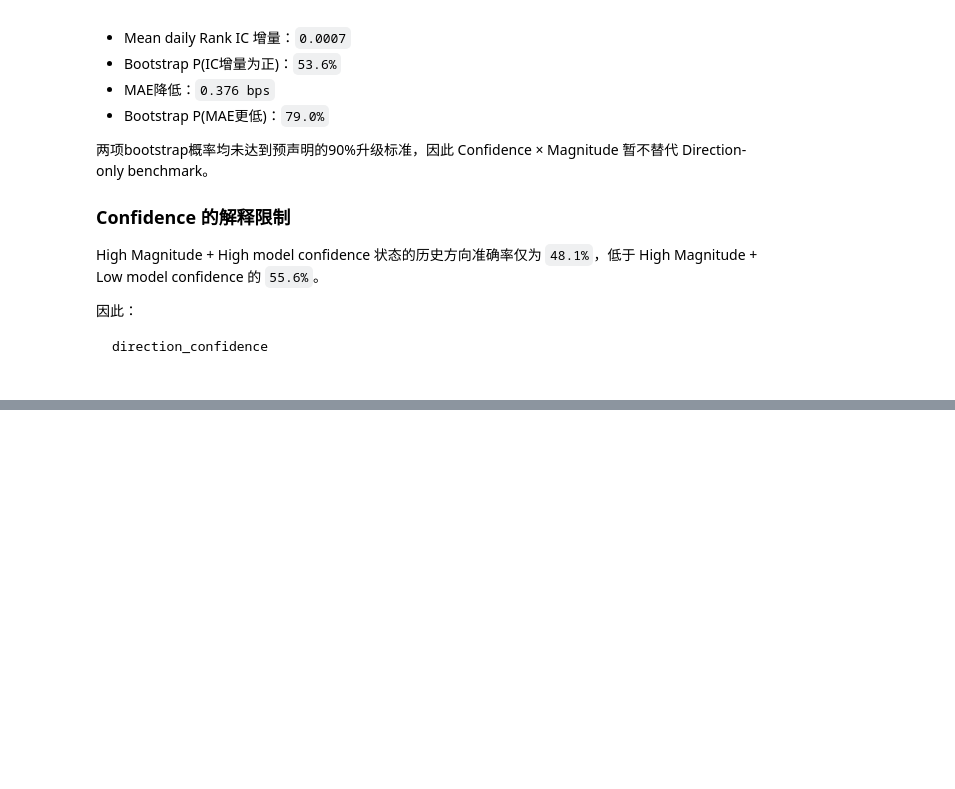
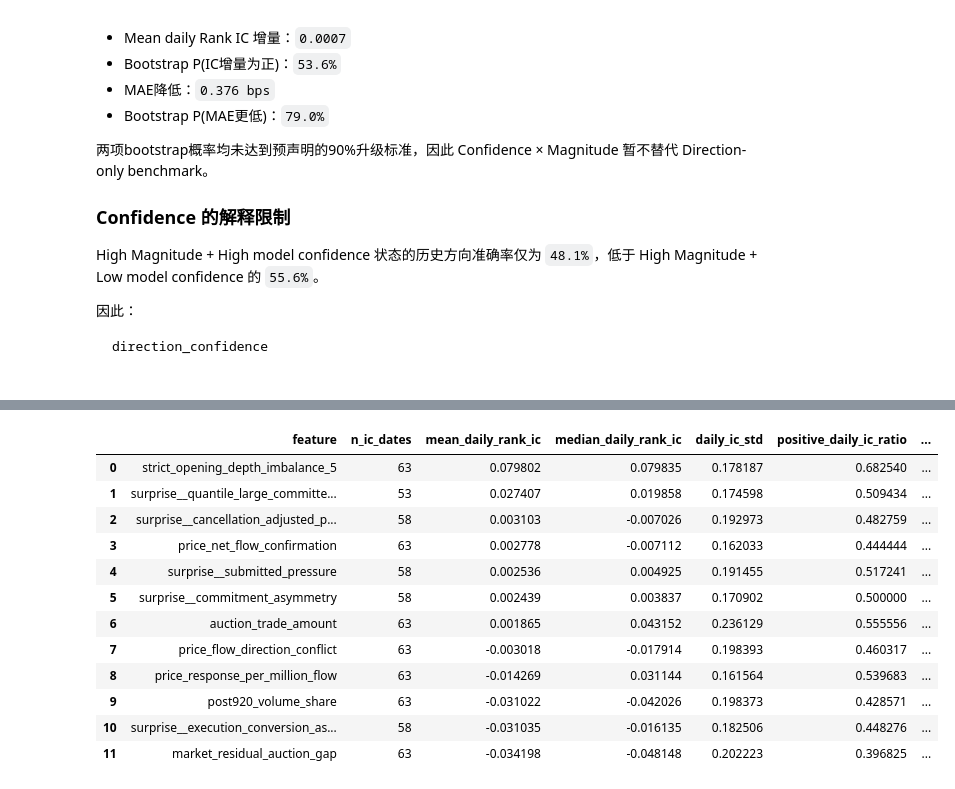
Before and after one commit to xiyuanzhu926/level2-research, a Jupyter notebook: level2-research/notebooks/05_5min_return_strict_0930_0935_next_research.ipynb, the cells around one changed output, grey strips where cells are left out. Saved outputs shown, nothing was run; the diff lists cells and outputs as text; code cells hidden in the pictures; blank space fills up the shorter version.

Commit message:
Add auction sentiment transmission and direct return research

```diff
--- a/level2-research/notebooks/05_5min_return_strict_0930_0935_next_research.ipynb
+++ b/level2-research/notebooks/05_5min_return_strict_0930_0935_next_research.ipynb
@@ -17063,0 +17589,58 @@ direction_confidence
+# %%
+# ============================================================
+# 17.3 Same-Sample Single-Factor Signed-Return Evaluation
+# ============================================================
+
+def _ds_rank_corr(x, y, minimum=6):
+    pair = pd.concat([
+        pd.to_numeric(x, errors="coerce"),
+        pd.to_numeric(y, errors="coerce"),
+    ], axis=1)
+    pair.columns = ["x", "y"]
+    pair = pair.replace([np.inf, -np.inf], np.nan).dropna()
+    if len(pair) < minimum or pair["x"].nunique() < 2 or pair["y"].nunique() < 2:
+        return np.nan
+    return pair["x"].corr(pair["y"], method="spearman")
+
+direct_single_daily_rows = []
+for feature in DIRECT_SIGNED_FEATURES:
+    for date_value, daily in direct_signed_base.groupby("date", observed=True):
+        direct_single_daily_rows.append({
+            "feature": feature,
+            "date": date_value,
+            "daily_rank_ic": _ds_rank_corr(daily[feature], daily[DIRECT_SIGNED_TARGET]),
+        })
+
+direct_single_daily = pd.DataFrame(direct_single_daily_rows)
+direct_single_summary = (
+    direct_single_daily.groupby("feature", observed=True)
+    .agg(
+        n_ic_dates=("daily_rank_ic", "count"),
+        mean_daily_rank_ic=("daily_rank_ic", "mean"),
+        median_daily_rank_ic=("daily_rank_ic", "median"),
+        daily_ic_std=("daily_rank_ic", "std"),
+        positive_daily_ic_ratio=("daily_rank_ic", lambda x: (x.dropna() > 0).mean()),
+    ).reset_index()
+)
+direct_single_summary["icir"] = (
+    direct_single_summary["mean_daily_rank_ic"]
+    / direct_single_summary["daily_ic_std"]
+)
+direct_single_summary = direct_single_summary.sort_values(
+    "mean_daily_rank_ic", ascending=False
+).reset_index(drop=True)
+display(direct_single_summary)
+# %% [output]
+|  | feature | n_ic_dates | mean_daily_rank_ic | median_daily_rank_ic | daily_ic_std | positive_daily_ic_ratio | ... |
+| 0 | strict_opening_depth_imbalance_5 | 63 | 0.079802 | 0.079835 | 0.178187 | 0.682540 | ... |
+| 1 | surprise__quantile_large_committe... | 53 | 0.027407 | 0.019858 | 0.174598 | 0.509434 | ... |
+| 2 | surprise__cancellation_adjusted_p... | 58 | 0.003103 | -0.007026 | 0.192973 | 0.482759 | ... |
+| 3 | price_net_flow_confirmation | 63 | 0.002778 | -0.007112 | 0.162033 | 0.444444 | ... |
+| 4 | surprise__submitted_pressure | 58 | 0.002536 | 0.004925 | 0.191455 | 0.517241 | ... |
+| 5 | surprise__commitment_asymmetry | 58 | 0.002439 | 0.003837 | 0.170902 | 0.500000 | ... |
+| 6 | auction_trade_amount | 63 | 0.001865 | 0.043152 | 0.236129 | 0.555556 | ... |
+| 7 | price_flow_direction_conflict | 63 | -0.003018 | -0.017914 | 0.198393 | 0.460317 | ... |
+| 8 | price_response_per_million_flow | 63 | -0.014269 | 0.031144 | 0.161564 | 0.539683 | ... |
+| 9 | post920_volume_share | 63 | -0.031022 | -0.042026 | 0.198373 | 0.428571 | ... |
+| 10 | surprise__execution_conversion_as... | 58 | -0.031035 | -0.016135 | 0.182506 | 0.448276 | ... |
+| 11 | market_residual_auction_gap | 63 | -0.034198 | -0.048148 | 0.202223 | 0.396825 | ... |
```
Also changed, not shown: parts of 19 cells of this notebook, 5 other files.
